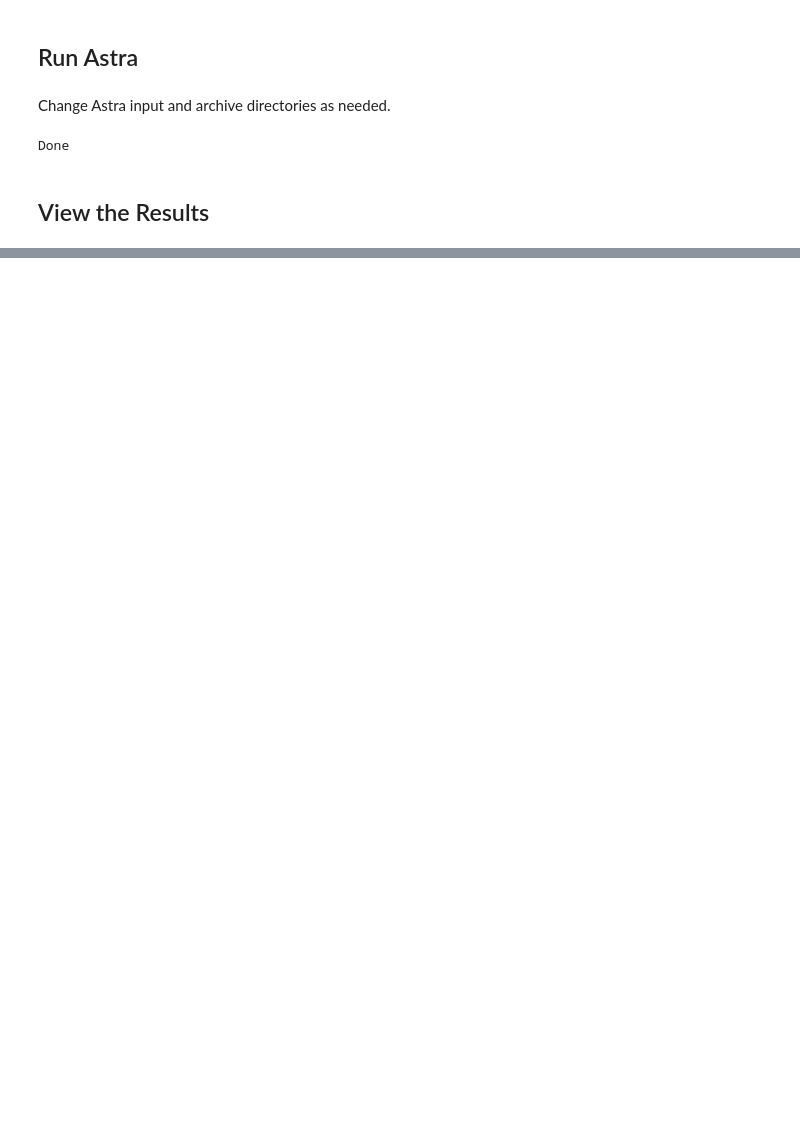
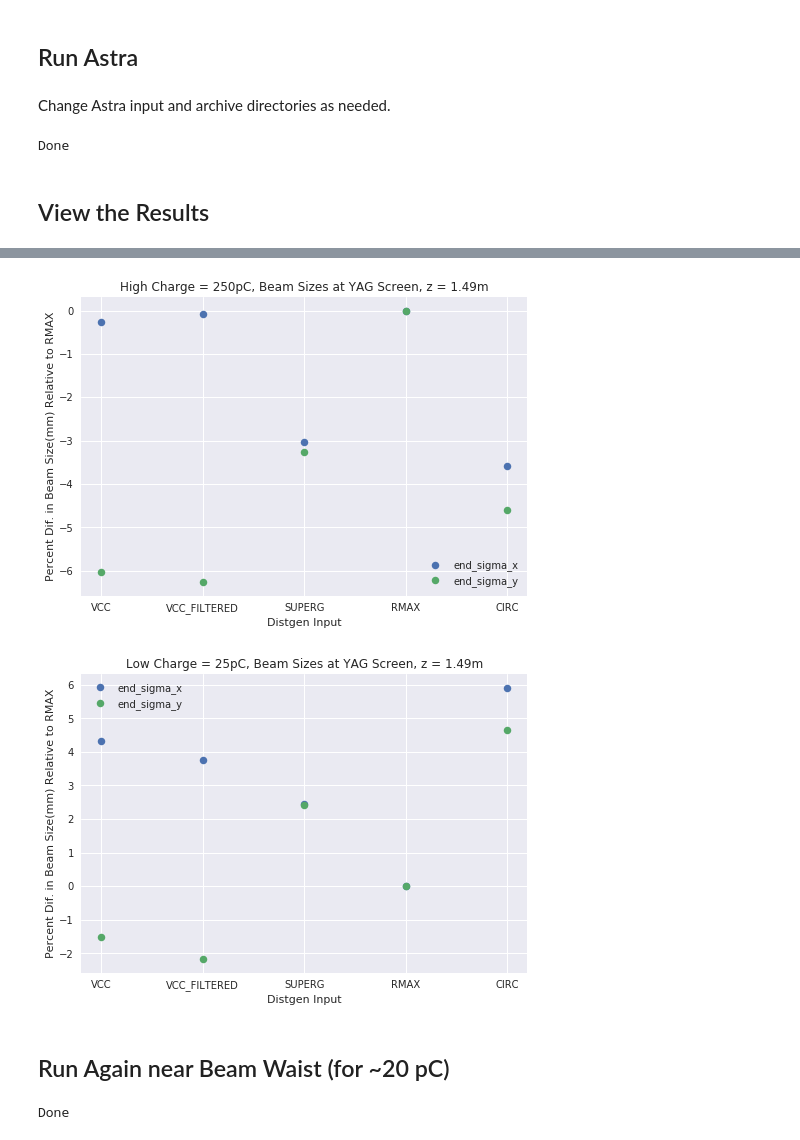
Before and after one commit to slaclab/lcls-sc-inj-surrogate, a Jupyter notebook: paper/AstraParticleInputShapeCompare.ipynb, the cells around one changed output, grey strips where cells are left out. Drawn from its saved outputs; the diff is of its cells as text; code cells hidden in the pictures; blank space fills up the shorter version.

```diff
--- a/paper/AstraParticleInputShapeCompare.ipynb
+++ b/paper/AstraParticleInputShapeCompare.ipynb
@@ -81,0 +113,57 @@ Done
+# %%
+sizes = ['end_sigma_x', 'end_sigma_y']
+
+norm = {}
+
+for charge in charges:
+    d = {}
+    for e in sizes:
+        d[e] = outputs[charge]["RMAX"][e]
+    norm[charge] = d
+
+
+for charge in charges:
+    for e in sizes:
+        em = []
+        for name in NAMES:
+            em.append(outputs[charge][name][e]/norm[charge][e])
+        mpl.style.use('seaborn')
+        plt.title(e)
+        plt.plot(NAMES, 100*np.array(em)-100, '.', label = e, markersize = 15)
+        plt.legend()
+    plt.xlabel("Distgen Input")
+    plt.ylabel("Percent Dif. in Beam Size(mm) Relative to RMAX")
+    plt.title(charge + ", Beam Sizes at YAG Screen, z = 1.49m")
+    plt.savefig("figures/" + charge.split(" ")[0] + "_charge_beamsize.png")
+    plt.show()
+# %% [output]
+[figure, added]
+[figure, added]
+# %% [markdown]
+## Run Again near Beam Waist (for ~20 pC)
+# %%
+settings = {}
+settings["High Charge = 250pC"] = {"distgen:n_particle": 10000, "lspch": True, "zstop": 1.49, "phi(1)": 0 , "maxb(2)": 0.06 ,
+             "distgen:total_charge:value": 250.0 , "zphase": 20}
+settings["Low Charge = 25pC"] = {"distgen:n_particle": 10000, "lspch": True, "zstop": 1.49, "phi(1)": 0 , "maxb(2)": 0.06 ,
+             "distgen:total_charge:value": 25.0 , "zphase": 20}
+
+NAMES = ["VCC", "VCC_FILTERED", "SUPERG", "RMAX", "CIRC"]
+
+charges = ["High Charge = 250pC", "Low Charge = 25pC"]
+
+sol_outputs = {}
+for charge in charges:
+    settings0 = settings[charge]
+    all_outputs = {}
+    for i, inp in enumerate(DIST_INPUTS):
+        A = evaluate_astra_with_distgen(settings0, astra_input_file=ASTRA_IN,
+                    distgen_input_file=inp, verbose= False , archive_path = ARCHIVE_PATH)
+        all_outputs[NAMES[i]] = A
+    sol_outputs[charge] = all_outputs
+
+with open('nearwaist_charge_scan.pickle', 'wb') as handle:
+    pickle.dump(sol_outputs, handle, protocol=pickle.HIGHEST_PROTOCOL)
+print("Done")
+# %% [output]
+Done
```
Also changed, not shown: parts of 12 cells of this notebook, 22 other files.
